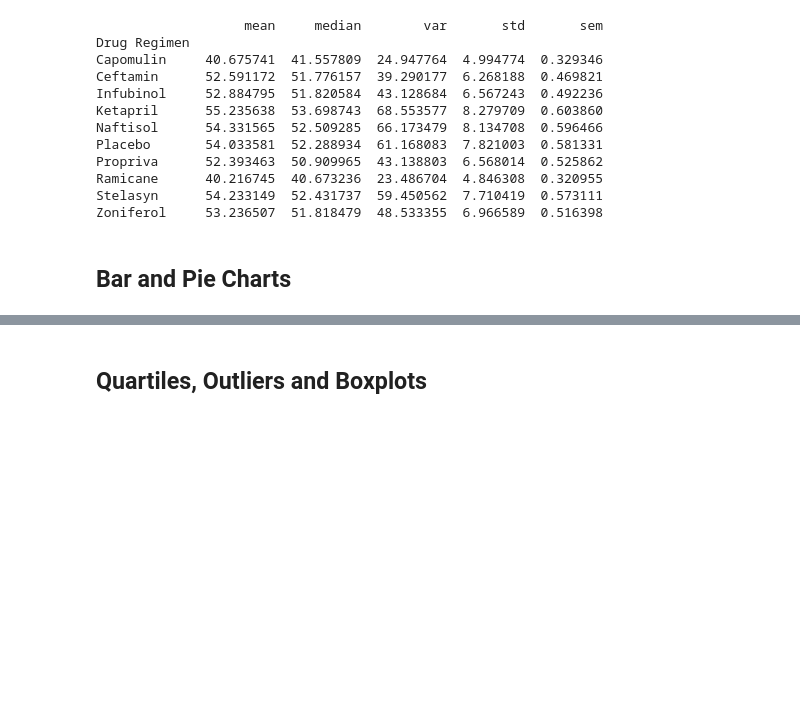
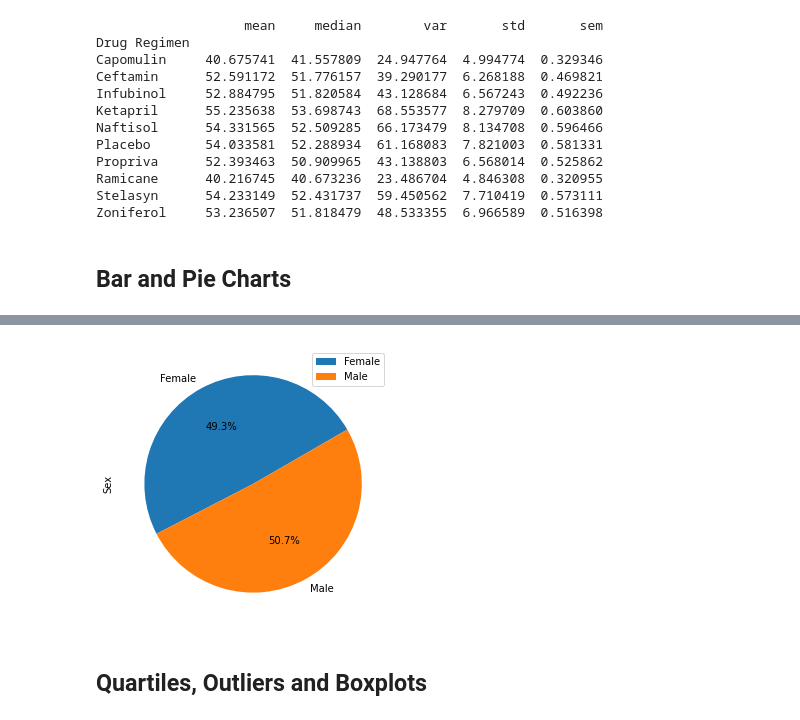
Before and after one commit to moormeierz/Matplotlib, a Jupyter notebook: pymaceuticals_starter.ipynb, the cells around one changed output, grey strips where cells are left out. Saved outputs shown, nothing was run; the diff lists cells and outputs as text; code cells hidden in the pictures; blank space fills up the shorter version.

```diff
--- a/pymaceuticals_starter.ipynb
+++ b/pymaceuticals_starter.ipynb
@@ -172,6 +185,14 @@ Zoniferol     53.236507  51.818479  48.533355  6.966589  0.516398
 # Generate a bar plot showing the total number of measurements taken on each drug regimen using pyplot.
 # %%
 # Generate a pie plot showing the distribution of female versus male mice using pandas
+
+gender = clean_data_df.groupby(['Sex']).count()['Mouse ID']
+
+gender_summary_df = pd.DataFrame({'Sex': gender})
+
+pie_chart1 = gender_summary_df.plot.pie(y='Sex',autopct='%1.1f%%', startangle=30, figsize=(5,5))
+# %% [output]
+[figure, added]
 # %%
 # Generate a pie plot showing the distribution of female versus male mice using pyplot
 # %% [markdown]
```
Also changed, not shown: parts of 15 cells of this notebook.
